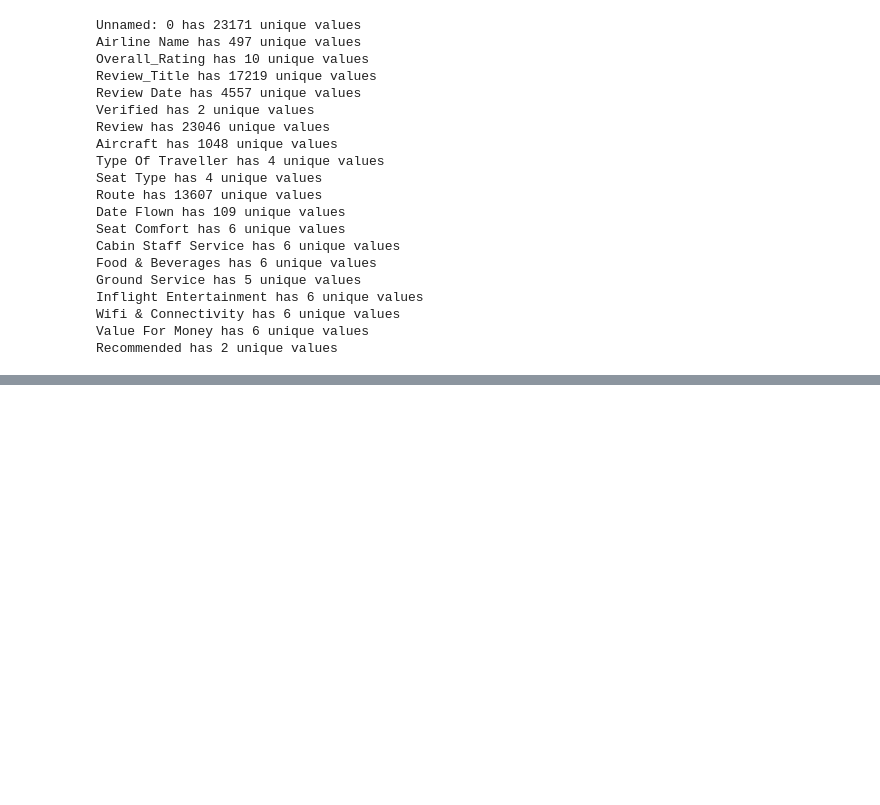
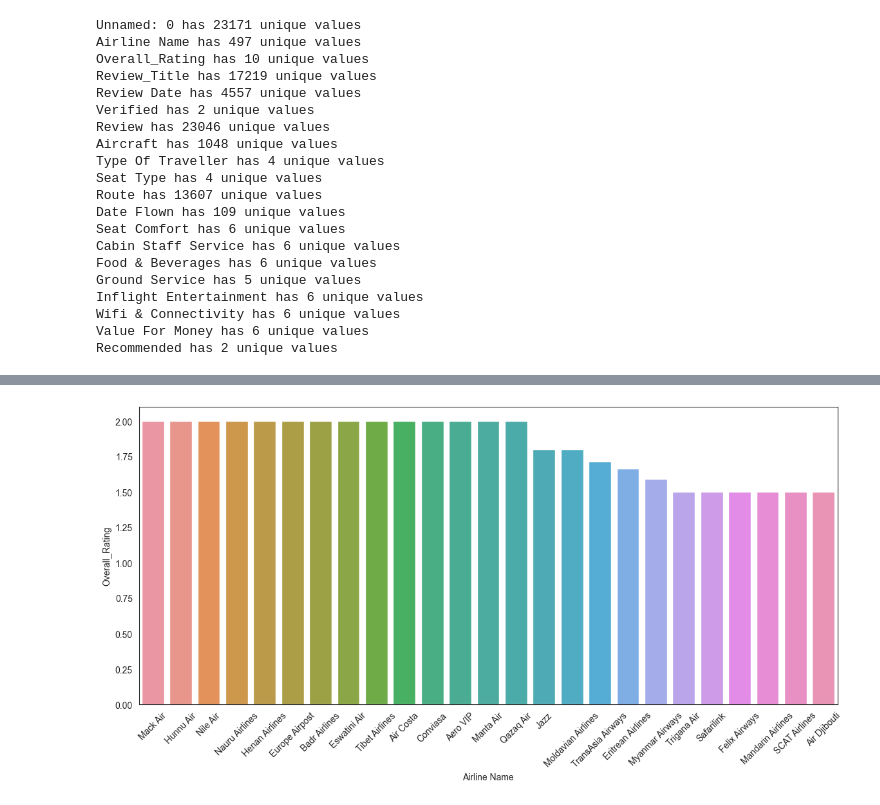
Before and after one commit to derak-isaack/airline_review, a Jupyter notebook: airline.ipynb, the cells around one changed output, grey strips where cells are left out. Saved outputs shown, nothing was run; the diff lists cells and outputs as text; code cells hidden in the pictures; blank space fills up the shorter version.

```diff
--- a/airline.ipynb
+++ b/airline.ipynb
@@ -112,0 +140,3 @@ Recommended has 2 unique values
+# %%
+eda_df['Year'] = eda_df['Review Date'].apply(lambda x: x[-4:]).astype(int)
+eda_df['Month'] = eda_df['Review Date'].apply(lambda x: x.split()[1])
@@ -112,0 +159,13 @@ Recommended has 2 unique values
+# %%
+eda_df["Overall_Rating"] = eda_df["Overall_Rating"].replace({'n':10})
+# %%
+
+eda_df["Overall_Rating"] = eda_df["Overall_Rating"].astype(int)
+
+for i in range(len(eda_df["Overall_Rating"])):
+    if eda_df["Overall_Rating"][i] > 7:
+        eda_df["Overall_Rating"][i] = 2
+    elif eda_df["Overall_Rating"][i] > 4:
+        eda_df["Overall_Rating"][i] = 1
+    else:
+        eda_df["Overall_Rating"][i] = 0
@@ -112,0 +194,3 @@ Recommended has 2 unique values
+# %%
+ratings_grp = eda_df.groupby('Airline Name')['Overall_Rating'].agg('mean').sort_values(ascending=False).head(25)
+ratings_grp
@@ -112,0 +236,7 @@ Recommended has 2 unique values
+# %%
+plt.figure(figsize=(14,6))
+sns.barplot(data=ratings_grp.reset_index(), x='Airline Name', y='Overall_Rating')
+plt.xticks(rotation=45)
+plt.show()
+# %% [output]
+[figure, added]
```
Also changed, not shown: parts of 17 cells of this notebook.
